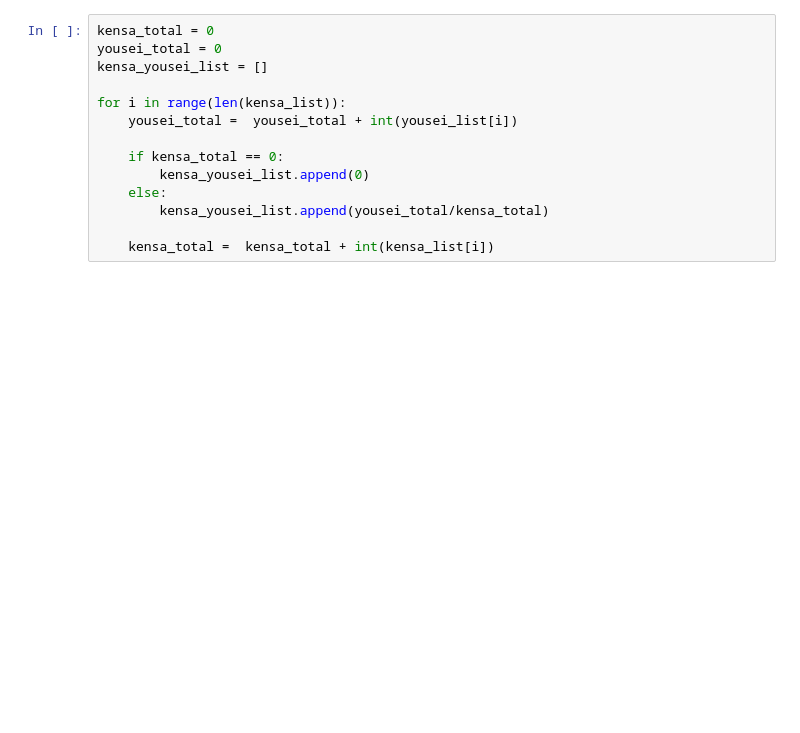
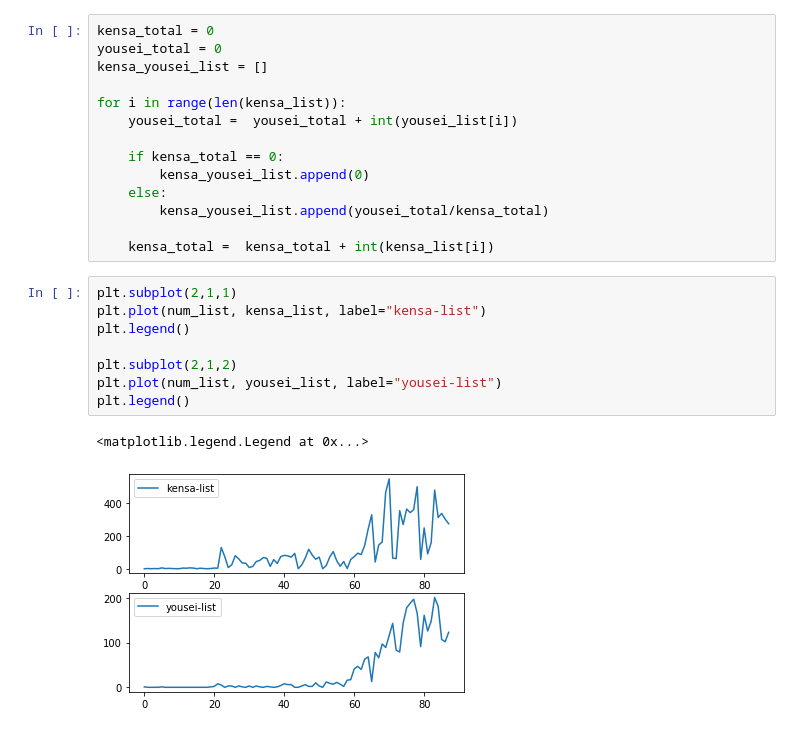
Before and after one commit to no-B-github/COVID19_Data_Scraping, a Jupyter notebook: COVID19_Data_Scraping.ipynb, the cells around one changed output. Cells and saved outputs as stored; diff of their text form; blank space fills up the shorter version.

```diff
--- a/COVID19_Data_Scraping.ipynb
+++ b/COVID19_Data_Scraping.ipynb
@@ -44,4 +41,15 @@ for i in range(len(kensa_list)):
         kensa_yousei_list.append(yousei_total/kensa_total)
 
     kensa_total =  kensa_total + int(kensa_list[i])
+# %%
+plt.subplot(2,1,1)
+plt.plot(num_list, kensa_list, label="kensa-list")
+plt.legend()
+
+plt.subplot(2,1,2)
+plt.plot(num_list, yousei_list, label="yousei-list")
+plt.legend()
+# %% [output]
+<matplotlib.legend.Legend at 0x...>
+[figure, added]
 # %%
```
Also changed, not shown: parts of 3 cells of this notebook.
